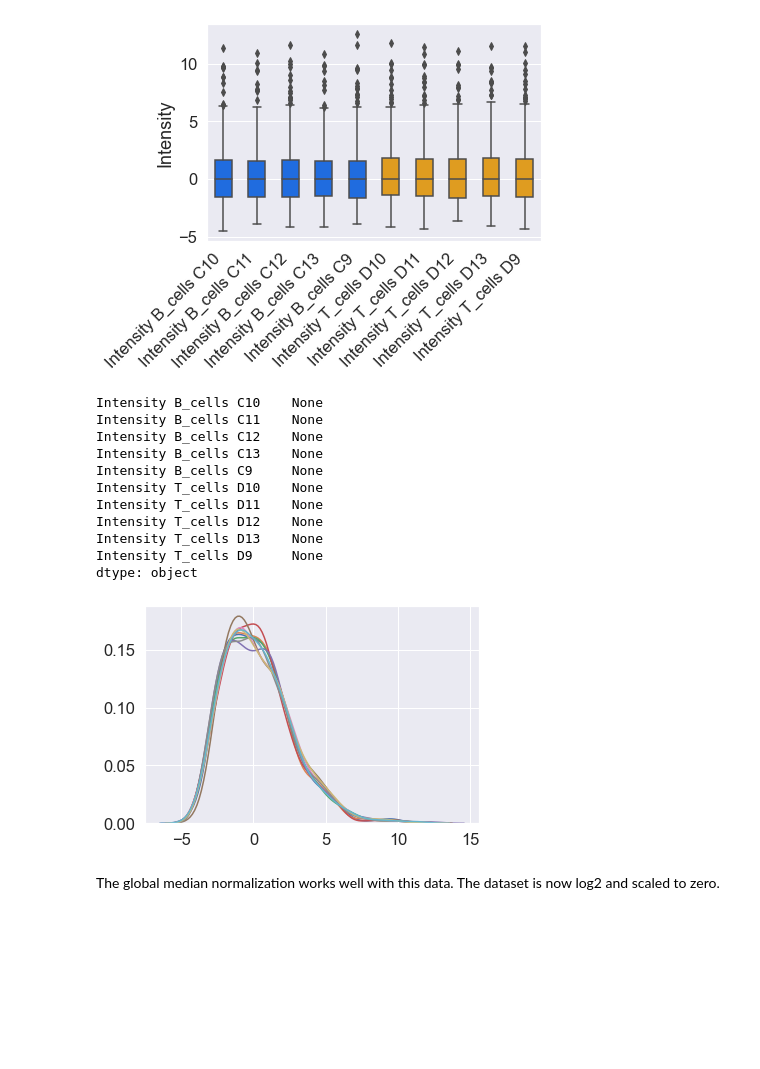
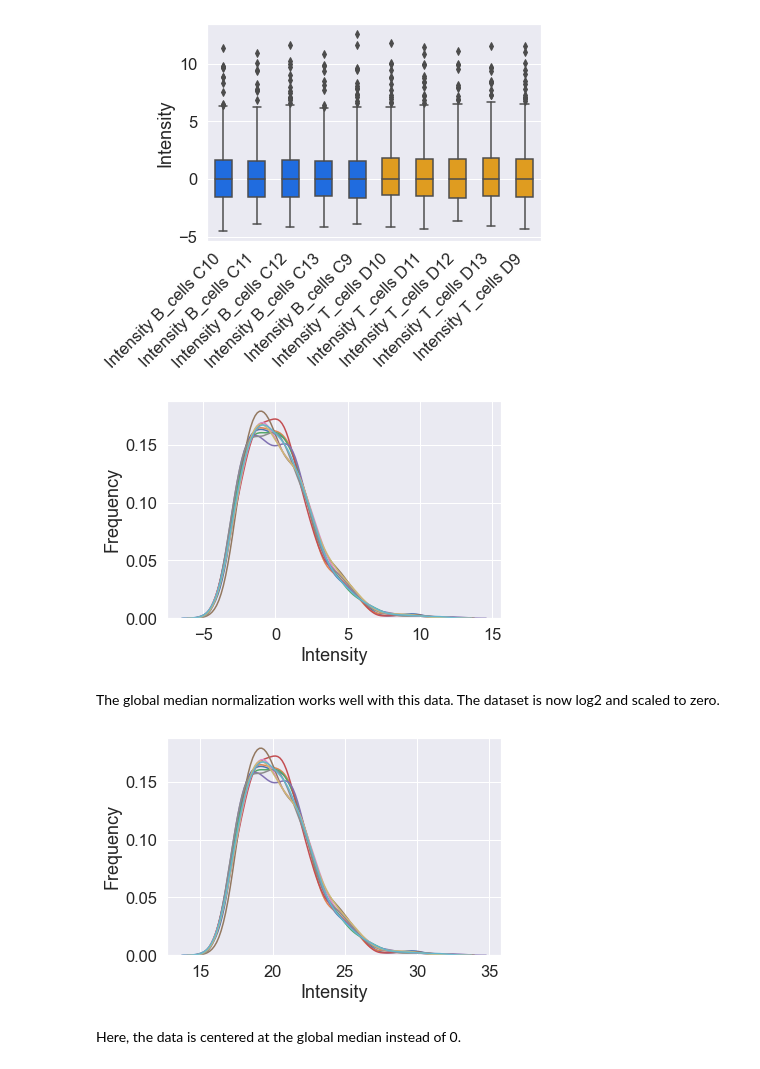
Before and after one commit to PayneLab/Lymphocytes1, a Jupyter notebook: Normalization.ipynb, the cells around one changed output. Cells and saved outputs as stored; diff of their text form; code cells hidden in the pictures; blank space fills up the shorter version.

Commit message:
Global Median Normalization

```diff
--- a/Normalization.ipynb
+++ b/Normalization.ipynb
@@ -19,13 +19,3 @@ plt.setp(figure.get_xticklabels(), rotation=45,horizontalalignment='right')
 plt.show()
 # %% [output]
 [figure]
-# %%
-from numpy import log2
-from numpy import nan
-def dist(ser, logscale=True):
-    if logscale:f=sns.distplot(log2(ser.replace(0,nan).dropna()), hist=False)
-    else:f=sns.distplot(ser, hist=False)
-    f.set_xlabel("")
-
-
-data_raw.apply(dist)
@@ -128,0 +22,8 @@ dtype: object
+# %%
+def dist(ser):
+    f=sns.distplot(ser, hist=False)
+    f.set_xlabel("Intensity")
+    f.set_ylabel("Frequency")
+
+data_raw.apply(dist)
+plt.show()
@@ -145,19 +48,19 @@ plt.show()
 # %% [output]
 [figure]
 # %%
-data_log2_medNorm.apply(dist, logscale=False)
+data_log2_medNorm.apply(dist)
+plt.show()
 # %% [output]
-Intensity B_cells C10    None
-Intensity B_cells C11    None
-Intensity B_cells C12    None
-Intensity B_cells C13    None
-Intensity B_cells C9     None
-Intensity T_cells D10    None
-Intensity T_cells D11    None
-Intensity T_cells D12    None
-Intensity T_cells D13    None
-Intensity T_cells D9     None
-dtype: object
-[figure, old version]
+[figure, new version]
 # %% [markdown]
 The global median normalization works well with this data. The dataset is now log2 and scaled to zero.
+# %%
+medians = data_log2.apply(lambda series: median(series.dropna()))
+global_median = median(medians.dropna())
+data_normalized = data_log2.apply(lambda series: series-median(series.dropna())+global_median)
+data_normalized.apply(dist)
+plt.show()
+# %% [output]
+[figure, added]
+# %% [markdown]
+Here, the data is centered at the global median instead of 0.
```
Also changed, not shown: parts of 11 cells of this notebook, 1 other file.
